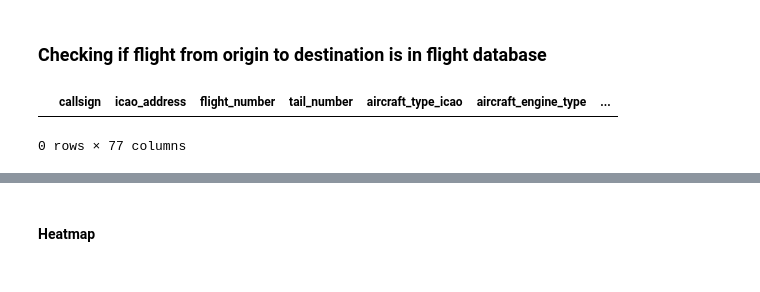
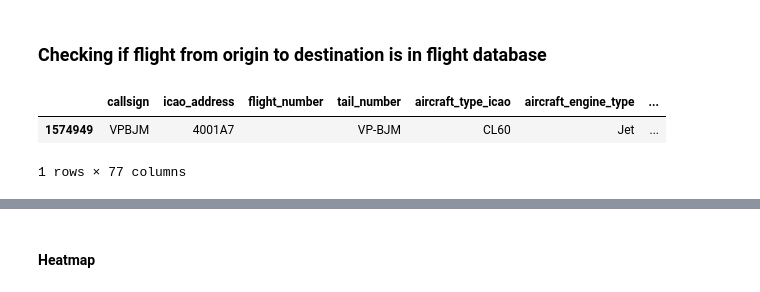
Before and after one commit to lukasschirren/COP_flight_analysis, a Jupyter notebook: cop28_delegate_list.ipynb, the cells around one changed output, grey strips where cells are left out. Cells and saved outputs as stored; diff of their text form; code cells hidden in the pictures.

```diff
--- a/cop28_delegate_list.ipynb
+++ b/cop28_delegate_list.ipynb
@@ -137,8 +137,10 @@ plt.show()  # Show the plot
 ### Checking if flight from origin to destination is in flight database
 # %%
 destination_dubai = df[df['destination_airport'] == 'OMDB']
-destination_dubai[destination_dubai['origin_airport'] == 'MNMG'] #[['origin_airport_name','destination_airport_name']]
-# destination_dubai
+# destination_dubai[destination_dubai['origin_airport'] == 'DNMM'] #[['origin_airport_name','destination_airport_name']]
+# destination_dubai['origin_airport'] = destination_dubai['origin_airport'].astype('str')#.dtypes
+# destination_dubai['origin_airport'].unique()
 # %% [output]
 |  | callsign | icao_address | flight_number | tail_number | aircraft_type_icao | aircraft_engine_type | ... |
+| 1574949 | VPBJM | 4001A7 |  | VP-BJM | CL60 | Jet | ... |
-0 rows × 77 columns
+1 rows × 77 columns
```
Also changed, not shown: parts of 8 cells of this notebook, 3 other files.
